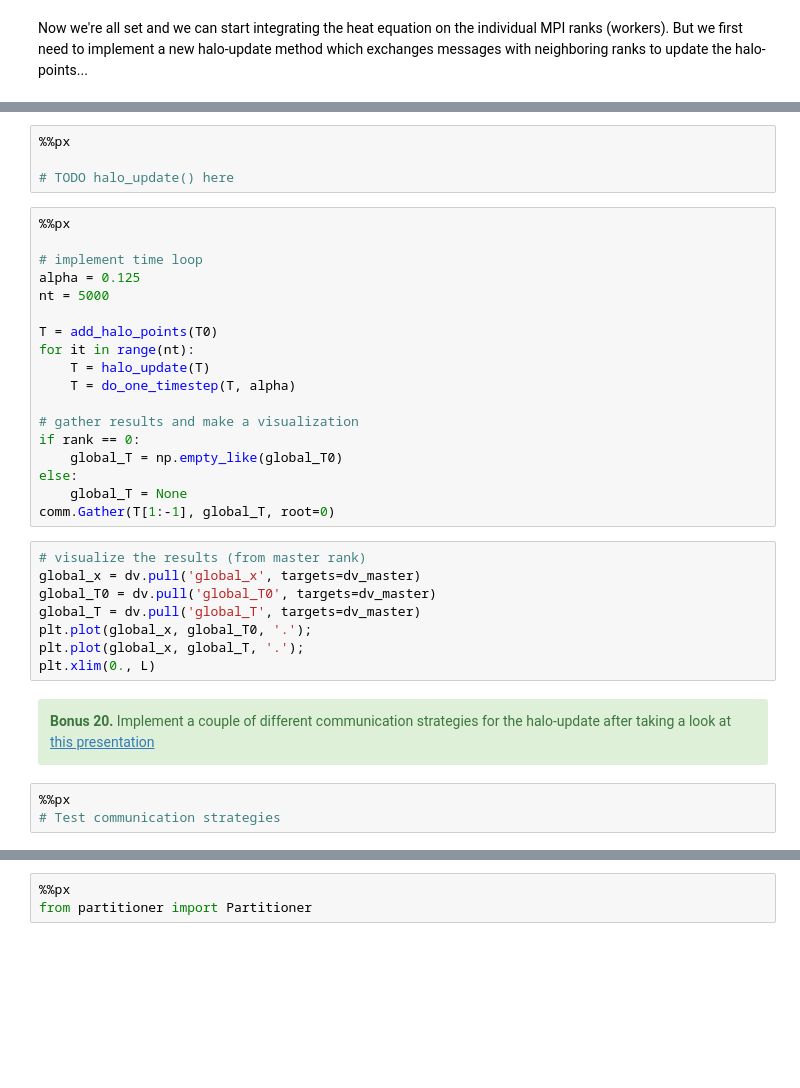
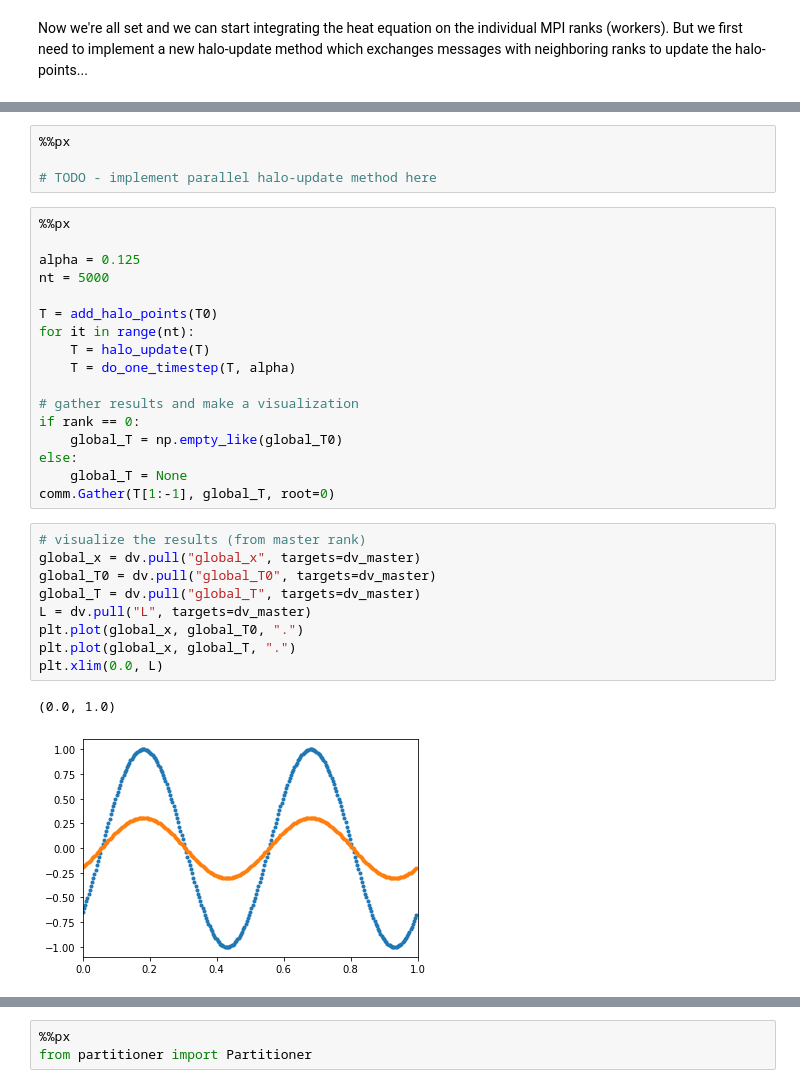
Before and after one commit to ofuhrer/HPC4WC, a Jupyter notebook: day3/03-domain-decomposition.ipynb, the cells around one changed output, grey strips where cells are left out. Drawn from its saved outputs; the diff is of its cells as text; blank space fills up the shorter version.

```diff
--- a/day3/03-domain-decomposition.ipynb
+++ b/day3/03-domain-decomposition.ipynb
@@ -271,11 +349,10 @@ Make sure the cyclic boundary conditions also work as expected.<br>
 # %%
 %%px
 
-# TODO halo_update() here
+# TODO - implement parallel halo-update method here
 # %%
 %%px
 
-# implement time loop
 alpha = 0.125
 nt = 5000
 
@@ -292,19 +369,16 @@ else:
 comm.Gather(T[1:-1], global_T, root=0)
 # %%
 # visualize the results (from master rank)
-global_x = dv.pull('global_x', targets=dv_master)
-global_T0 = dv.pull('global_T0', targets=dv_master)
-global_T = dv.pull('global_T', targets=dv_master)
-plt.plot(global_x, global_T0, '.');
-plt.plot(global_x, global_T, '.');
-plt.xlim(0., L)
+global_x = dv.pull("global_x", targets=dv_master)
+global_T0 = dv.pull("global_T0", targets=dv_master)
+global_T = dv.pull("global_T", targets=dv_master)
+L = dv.pull("L", targets=dv_master)
+plt.plot(global_x, global_T0, ".")
+plt.plot(global_x, global_T, ".")
+plt.xlim(0.0, L)
+# %% [output]
+(0.0, 1.0)
+[figure, added]
-# %% [markdown]
-<div class="alert alert-block alert-success">
-    <b>Bonus 20.</b> Implement a couple of different communication strategies for the halo-update after taking a look at <a href="http://wgropp.cs.illinois.edu/courses/cs598-s15/lectures/lecture25.pdf">this presentation</a><br>
-</div>
-# %%
-%%px
-# Test communication strategies
 # %% [markdown]
 ## 2-Dimensional Domain Decomposition
 
```
Also changed, not shown: parts of 21 cells of this notebook, 3 other files.
